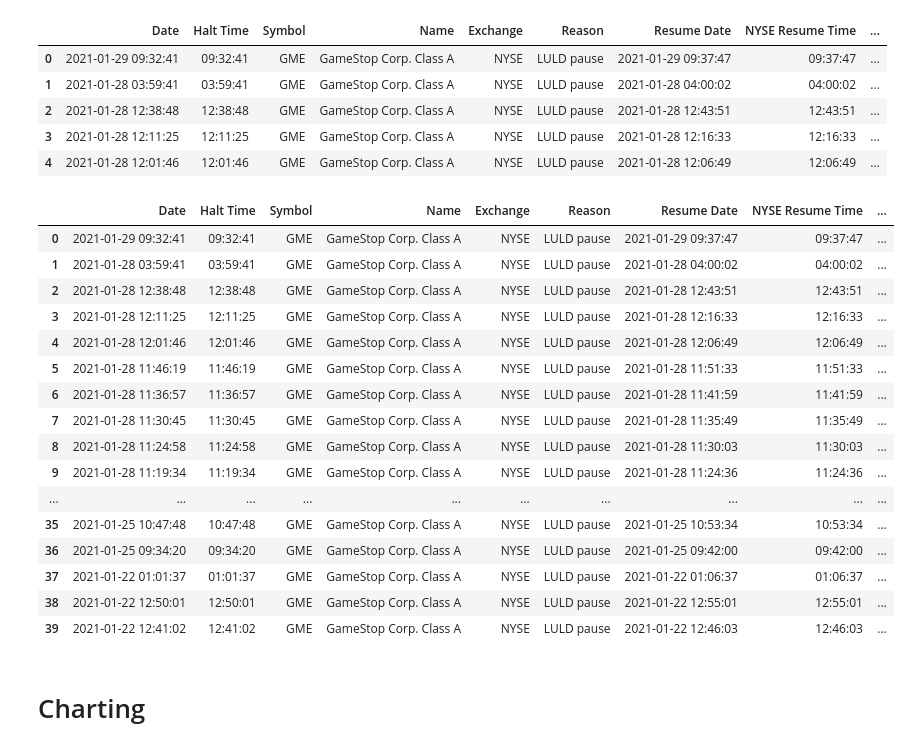
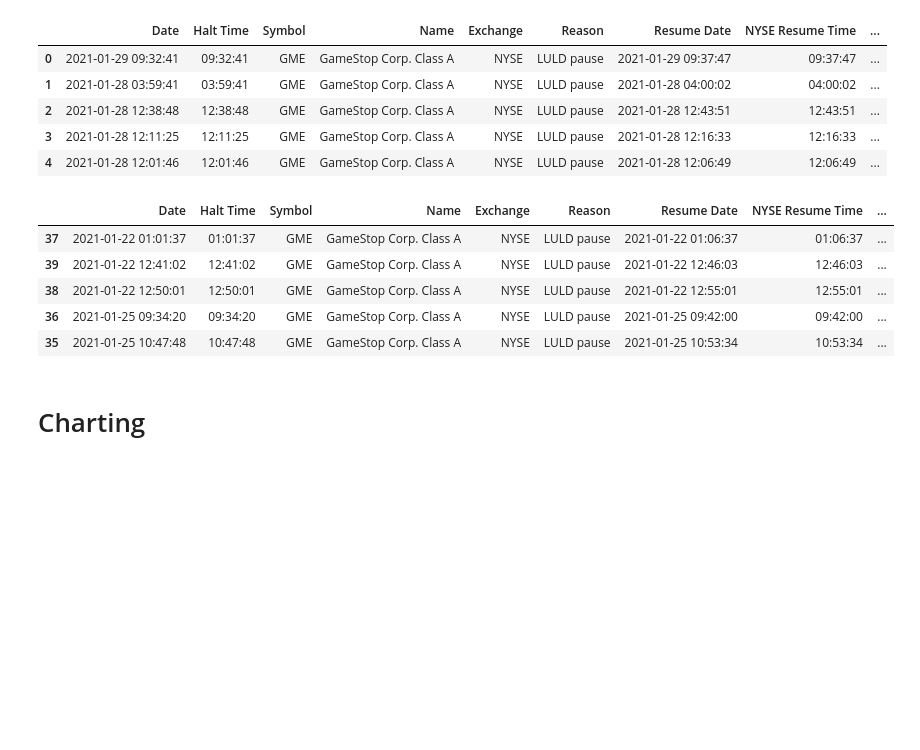
Before and after one commit to The-Short-Squeeze/GameStop-Data, a Jupyter notebook: financial_merge.ipynb, the cells around one changed output. Cells and saved outputs as stored; diff of their text form; code cells hidden in the pictures; blank space fills up the shorter version.

```diff
--- a/financial_merge.ipynb
+++ b/financial_merge.ipynb
@@ -239,26 +217,15 @@ cleaned_df.head()
 # %%
 # Change NaN to zero values
 
 cleaned_df = cleaned_df.fillna(0)
-cleaned_df
+cleaned_df.head()
 # %% [output]
 |  | Date | Halt Time | Symbol | Name | Exchange | Reason | Resume Date | NYSE Resume Time | ... |
-| 0 | 2021-01-29 09:32:41 | 09:32:41 | GME | GameStop Corp. Class A | NYSE | LULD pause | 2021-01-29 09:37:47 | 09:37:47 | ... |
-| 1 | 2021-01-28 03:59:41 | 03:59:41 | GME | GameStop Corp. Class A | NYSE | LULD pause | 2021-01-28 04:00:02 | 04:00:02 | ... |
-| 2 | 2021-01-28 12:38:48 | 12:38:48 | GME | GameStop Corp. Class A | NYSE | LULD pause | 2021-01-28 12:43:51 | 12:43:51 | ... |
-| 3 | 2021-01-28 12:11:25 | 12:11:25 | GME | GameStop Corp. Class A | NYSE | LULD pause | 2021-01-28 12:16:33 | 12:16:33 | ... |
-| 4 | 2021-01-28 12:01:46 | 12:01:46 | GME | GameStop Corp. Class A | NYSE | LULD pause | 2021-01-28 12:06:49 | 12:06:49 | ... |
-| 5 | 2021-01-28 11:46:19 | 11:46:19 | GME | GameStop Corp. Class A | NYSE | LULD pause | 2021-01-28 11:51:33 | 11:51:33 | ... |
-| 6 | 2021-01-28 11:36:57 | 11:36:57 | GME | GameStop Corp. Class A | NYSE | LULD pause | 2021-01-28 11:41:59 | 11:41:59 | ... |
-| 7 | 2021-01-28 11:30:45 | 11:30:45 | GME | GameStop Corp. Class A | NYSE | LULD pause | 2021-01-28 11:35:49 | 11:35:49 | ... |
-| 8 | 2021-01-28 11:24:58 | 11:24:58 | GME | GameStop Corp. Class A | NYSE | LULD pause | 2021-01-28 11:30:03 | 11:30:03 | ... |
-| 9 | 2021-01-28 11:19:34 | 11:19:34 | GME | GameStop Corp. Class A | NYSE | LULD pause | 2021-01-28 11:24:36 | 11:24:36 | ... |
-| ... | ... | ... | ... | ... | ... | ... | ... | ... | ... |
+| 37 | 2021-01-22 01:01:37 | 01:01:37 | GME | GameStop Corp. Class A | NYSE | LULD pause | 2021-01-22 01:06:37 | 01:06:37 | ... |
+| 39 | 2021-01-22 12:41:02 | 12:41:02 | GME | GameStop Corp. Class A | NYSE | LULD pause | 2021-01-22 12:46:03 | 12:46:03 | ... |
+| 38 | 2021-01-22 12:50:01 | 12:50:01 | GME | GameStop Corp. Class A | NYSE | LULD pause | 2021-01-22 12:55:01 | 12:55:01 | ... |
+| 36 | 2021-01-25 09:34:20 | 09:34:20 | GME | GameStop Corp. Class A | NYSE | LULD pause | 2021-01-25 09:42:00 | 09:42:00 | ... |
 | 35 | 2021-01-25 10:47:48 | 10:47:48 | GME | GameStop Corp. Class A | NYSE | LULD pause | 2021-01-25 10:53:34 | 10:53:34 | ... |
-| 36 | 2021-01-25 09:34:20 | 09:34:20 | GME | GameStop Corp. Class A | NYSE | LULD pause | 2021-01-25 09:42:00 | 09:42:00 | ... |
-| 37 | 2021-01-22 01:01:37 | 01:01:37 | GME | GameStop Corp. Class A | NYSE | LULD pause | 2021-01-22 01:06:37 | 01:06:37 | ... |
-| 38 | 2021-01-22 12:50:01 | 12:50:01 | GME | GameStop Corp. Class A | NYSE | LULD pause | 2021-01-22 12:55:01 | 12:55:01 | ... |
-| 39 | 2021-01-22 12:41:02 | 12:41:02 | GME | GameStop Corp. Class A | NYSE | LULD pause | 2021-01-22 12:46:03 | 12:46:03 | ... |
 # %% [markdown]
 # Charting
 # %%
```
Also changed, not shown: parts of 2 cells of this notebook.
